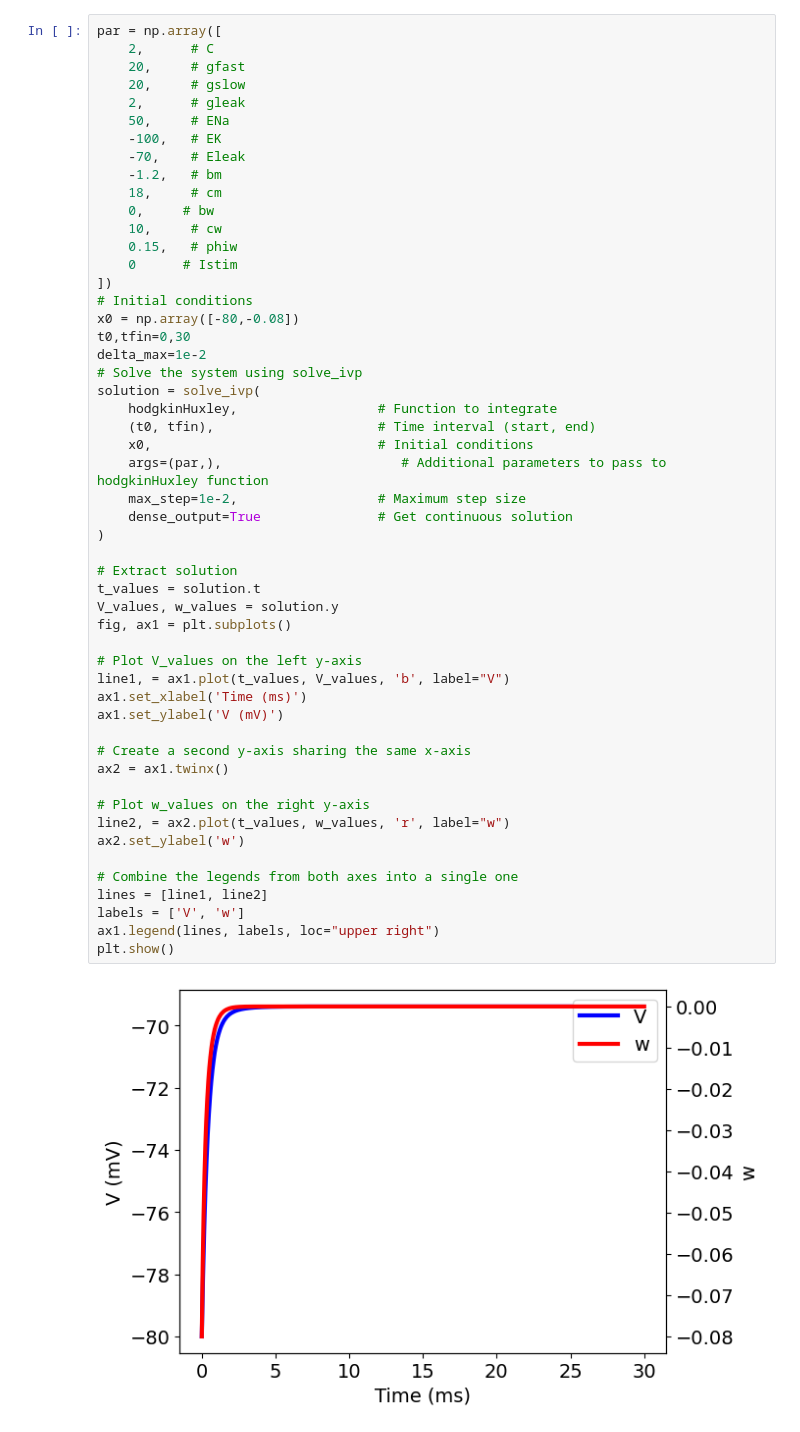
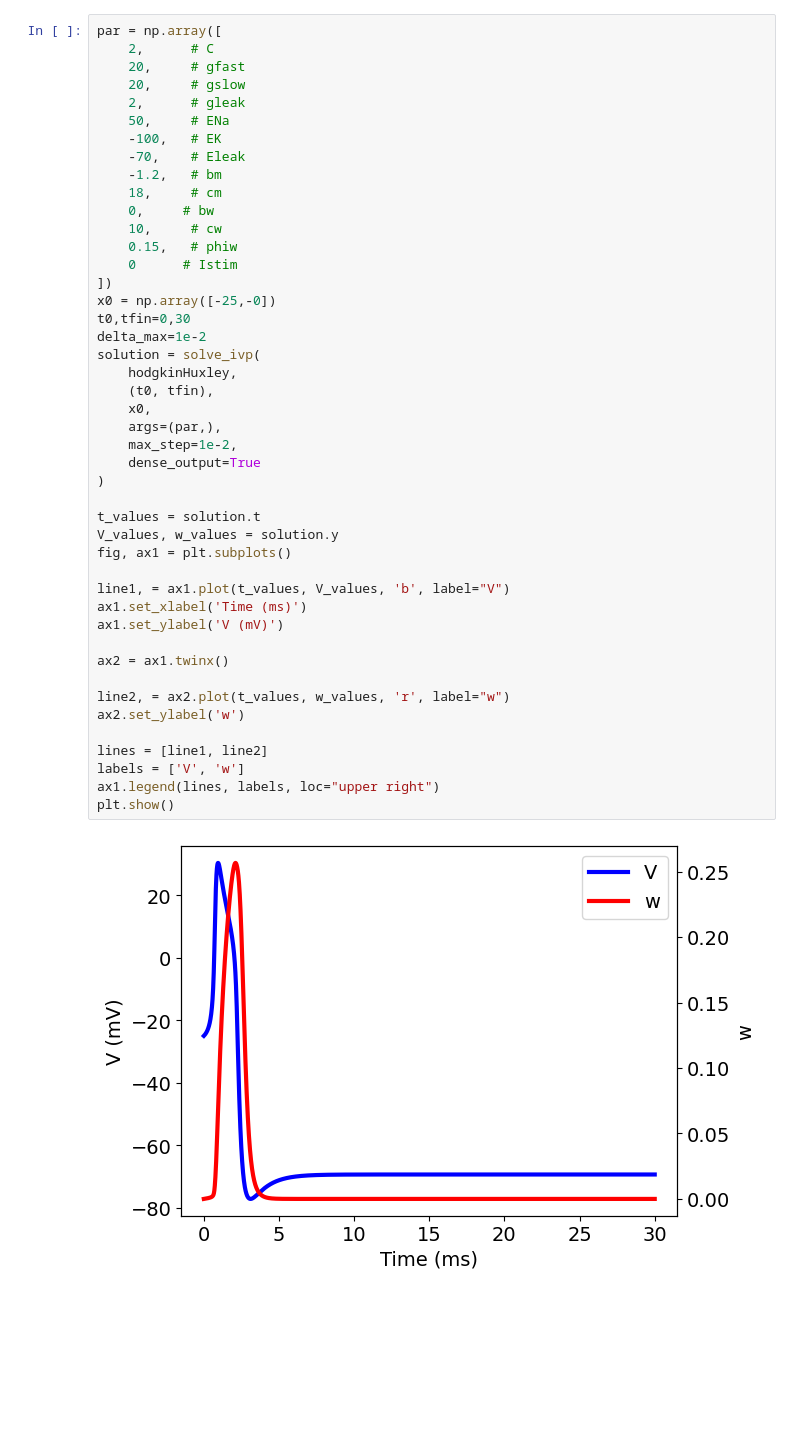
Before and after one commit to sstanbridge09/biologyCoursework, a Jupyter notebook: phasePortraits.ipynb, the cells around one changed output. Saved outputs shown, nothing was run; the diff lists cells and outputs as text; blank space fills up the shorter version.

```diff
--- a/phasePortraits.ipynb
+++ b/phasePortraits.ipynb
@@ -37,48 +34,41 @@ par = np.array([
     -1.2,   # bm
     18,     # cm
     0,     # bw
     10,     # cw
     0.15,   # phiw
     0      # Istim
 ])
-# Initial conditions
-x0 = np.array([-80,-0.08])
+x0 = np.array([-25,-0])
 t0,tfin=0,30
 delta_max=1e-2
-# Solve the system using solve_ivp
 solution = solve_ivp(
-    hodgkinHuxley,                  # Function to integrate
-    (t0, tfin),                     # Time interval (start, end)
-    x0,                             # Initial conditions
-    args=(par,),                       # Additional parameters to pass to hodgkinHuxley function
-    max_step=1e-2,                  # Maximum step size
-    dense_output=True               # Get continuous solution
+    hodgkinHuxley,
+    (t0, tfin),
+    x0,
+    args=(par,),
+    max_step=1e-2,
+    dense_output=True
 )
 
-# Extract solution
 t_values = solution.t
 V_values, w_values = solution.y
 fig, ax1 = plt.subplots()
 
-# Plot V_values on the left y-axis
 line1, = ax1.plot(t_values, V_values, 'b', label="V")
 ax1.set_xlabel('Time (ms)')
 ax1.set_ylabel('V (mV)')
 
-# Create a second y-axis sharing the same x-axis
 ax2 = ax1.twinx()
 
-# Plot w_values on the right y-axis
 line2, = ax2.plot(t_values, w_values, 'r', label="w")
 ax2.set_ylabel('w')
 
-# Combine the legends from both axes into a single one
 lines = [line1, line2]
 labels = ['V', 'w']
 ax1.legend(lines, labels, loc="upper right")
 plt.show()
 # %% [output]
-[figure, old version]
+[figure, new version]
 # %%
 import numpy as np
 import matplotlib.pyplot as plt
```
Also changed, not shown: parts of 12 cells of this notebook, 5 other files.
